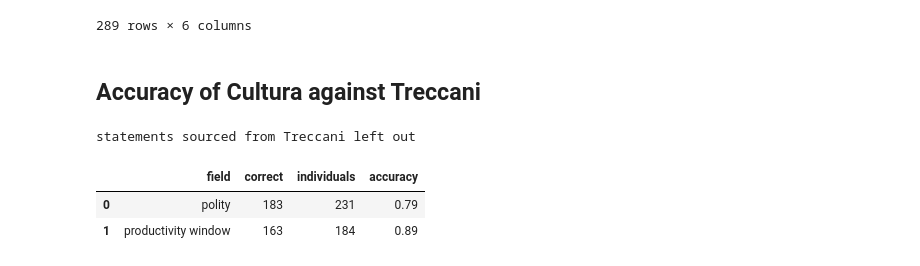
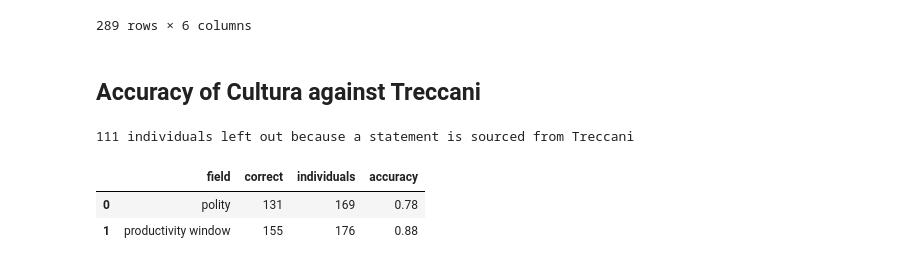
Before and after one commit to charlesdedampierre/cultura_database, a Jupyter notebook: notebooks/13_treccani_validation.ipynb, the cells around one changed output. Drawn from its saved outputs; the diff is of its cells as text; code cells hidden in the pictures.

```diff
--- a/notebooks/13_treccani_validation.ipynb
+++ b/notebooks/13_treccani_validation.ipynb
@@ -15,8 +15,7 @@ AI_ANSWERS = ROOT / "annotations" / "treccani_validation" / "treccani_ai_annotat
 DATABASE = ROOT / "data" / "cultura" / "humans_clean_v2_sample_treccani.duckdb"
 REFERENCES = ROOT / "annotations" / "data" / "treccani_wikidata_references.json"
 EXCLUDE_TRECCANI_SOURCED = True
-WINDOW_STATEMENTS = {"birth_death": ["P569", "P570"], "died_young": ["P569", "P570"], "birth_only": ["P569"], "death_only": ["P570"], "floruit": ["P1317", "P569"]}
-POLITY_STATEMENTS = {"deathplace": ["P20"], "birthplace": ["P19"], "country_of_citizenship": ["P27"]}
+TRECCANI_CHECKED = ["P569", "P570", "P27", "P20", "P19"]
 # %% [markdown]
 ## Treccani answers found by the AI
 # %%
@@ -69,9 +68,7 @@ qids = treccani["qid"].tolist()
 windows = connection.execute("""
     SELECT individual_enriched.entity.qid AS qid,
            individual_enriched.peak_productivity.start_year AS cultura_start,
-           individual_enriched.peak_productivity.end_year AS cultura_end,
-           individual_enriched.peak_productivity.assignation_method AS window_method,
-           individual_enriched.polity[1].assignation_method AS polity_method
+           individual_enriched.peak_productivity.end_year AS cultura_end
     FROM individual_enriched
     WHERE individual_enriched.entity.qid IN (SELECT unnest(?))
 """, [qids]).df()
@@ -142,15 +139,6 @@ comparison
 # %%
-treccani_sourced = {(s["qid"], s["pid"]) for s in json.loads(REFERENCES.read_text()) if s["status"] == "treccani"}
-
-
-def statements_used(method, rules):
-    method = method if isinstance(method, str) else ""
-    key = next((prefix for prefix in rules if method.startswith(prefix) or method.endswith(prefix)), None)
-    return rules.get(key, [])
-
-
-comparison["window_from_treccani"] = [any((qid, pid) in treccani_sourced for pid in statements_used(method, WINDOW_STATEMENTS)) for qid, method in zip(comparison["qid"], comparison["window_method"])]
-comparison["polity_from_treccani"] = [any((qid, pid) in treccani_sourced for pid in statements_used(method, POLITY_STATEMENTS)) for qid, method in zip(comparison["qid"], comparison["polity_method"])]
-print(comparison["window_from_treccani"].sum(), "windows and", comparison["polity_from_treccani"].sum(), "polities rest on a statement sourced from Treccani")
-comparison[["name", "window_method", "window_from_treccani", "polity_method", "polity_from_treccani"]]
+treccani_sourced = {s["qid"] for s in json.loads(REFERENCES.read_text()) if s["status"] == "treccani" and s["pid"] in TRECCANI_CHECKED}
+comparison["from_treccani"] = comparison["qid"].isin(treccani_sourced)
+print(comparison["from_treccani"].sum(), "of", len(comparison), "individuals have a birth date, death date, citizenship, deathplace or birthplace sourced from Treccani")
+comparison[["name", "from_treccani"]]
 # %% [output]
@@ -233,20 +221,18 @@ comparison[["name", "treccani_window", "cultura_window", "overlap_years", "overl
 # %% [markdown]
 ## Accuracy of Cultura against Treccani
 # %%
-polity_rows = comparison[comparison["has_treccani_polity"] & comparison["cultura_sub_polities"].notna()]
-window_rows = comparison[comparison["has_treccani_window"] & comparison["cultura_sub_polities"].notna()]
-if EXCLUDE_TRECCANI_SOURCED:
-    polity_rows = polity_rows[~polity_rows["polity_from_treccani"]]
-    window_rows = window_rows[~window_rows["window_from_treccani"]]
-print("statements sourced from Treccani", "left out" if EXCLUDE_TRECCANI_SOURCED else "kept")
+kept = comparison[~comparison["from_treccani"]] if EXCLUDE_TRECCANI_SOURCED else comparison
+print(len(comparison) - len(kept), "individuals left out because a statement is sourced from Treccani")
+polity_rows = kept[kept["has_treccani_polity"] & kept["cultura_sub_polities"].notna()]
+window_rows = kept[kept["has_treccani_window"] & kept["cultura_sub_polities"].notna()]
 pd.DataFrame({
     "field": ["polity", "productivity window"],
     "correct": [polity_rows["polity_ok"].sum(), window_rows["window_ok"].sum()],
     "individuals": [len(polity_rows), len(window_rows)],
     "accuracy": [polity_rows["polity_ok"].mean().round(2), window_rows["window_ok"].mean().round(2)],
 })
 # %% [output]
-statements sourced from Treccani left out
+111 individuals left out because a statement is sourced from Treccani
 |  | field | correct | individuals | accuracy |
-| 0 | polity | 183 | 231 | 0.79 |
-| 1 | productivity window | 163 | 184 | 0.89 |
+| 0 | polity | 131 | 169 | 0.78 |
+| 1 | productivity window | 155 | 176 | 0.88 |
```
Also changed, not shown: parts of 4 cells of this notebook.
